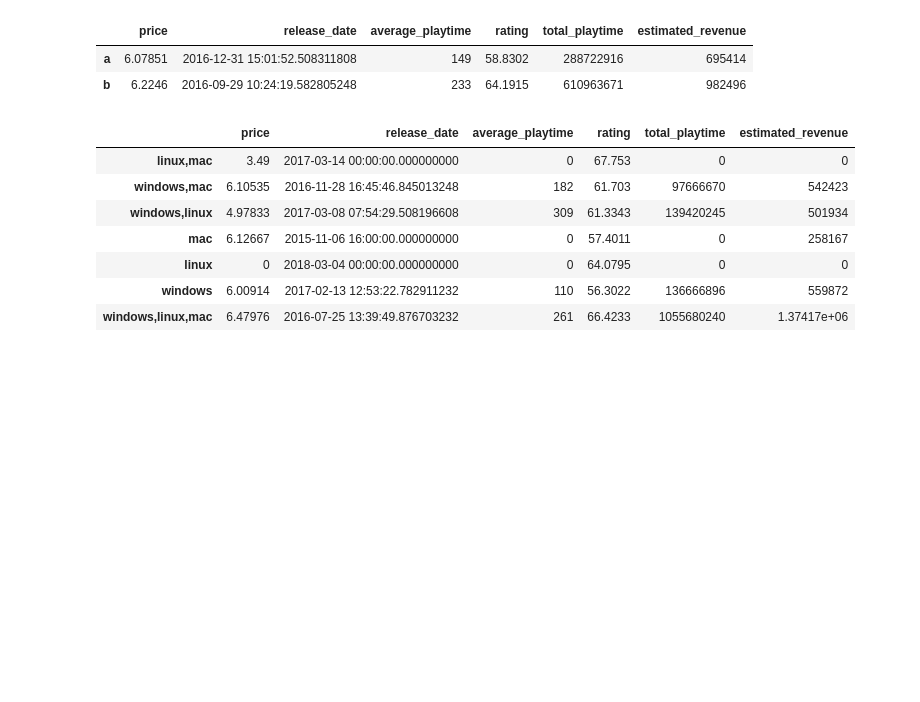
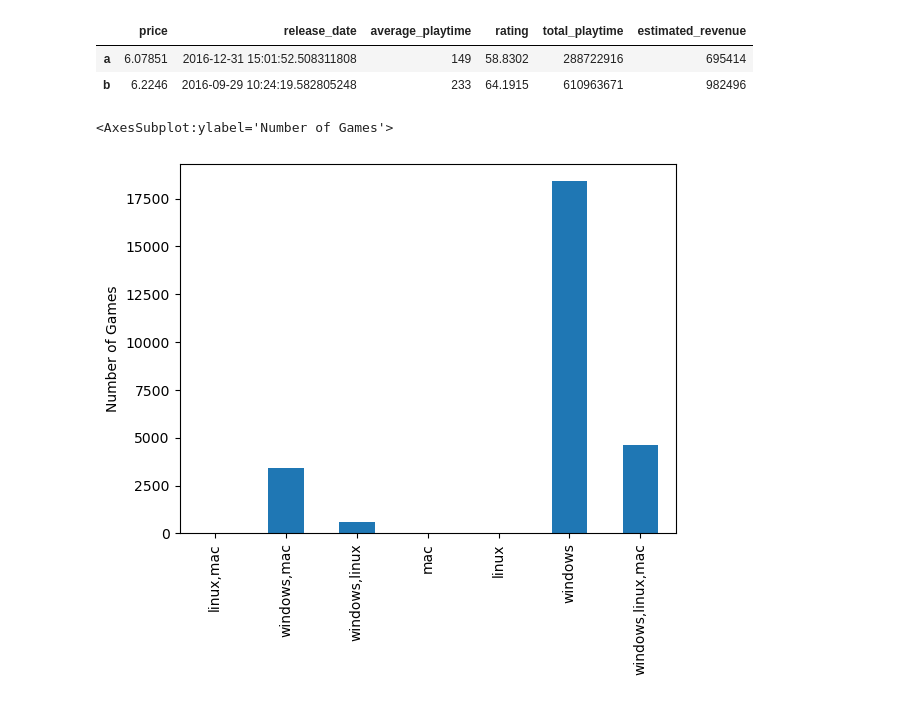
Before and after one commit to Emanum/TU_Visual_Data_Science, a Jupyter notebook: lab2/Steam-Analysis.ipynb, the cells around one changed output. Cells and saved outputs as stored; diff of their text form; code cells hidden in the pictures; blank space fills up the shorter version.

```diff
--- a/lab2/Steam-Analysis.ipynb
+++ b/lab2/Steam-Analysis.ipynb
@@ -739,25 +734,41 @@ pd.concat([windowsResult,linuxMacResult], axis=1,keys=['a','b']).transpose()
 |  | price | release_date | average_playtime | rating | total_playtime | estimated_revenue |
 | a | 6.07851 | 2016-12-31 15:01:52.508311808 | 149 | 58.8302 | 288722916 | 695414 |
 | b | 6.2246 | 2016-09-29 10:24:19.582805248 | 233 | 64.1915 | 610963671 | 982496 |
-# %%
-avgColumns = ['price','release_date','average_playtime','rating','total_playtime','estimated_revenue']
-
-series = []
-names = []
-for combination in getAllCombinations(['windows','linux','mac']):
-    names.insert(len(names)-1,','.join(combination))
-    series.insert(len(series)-1,
-                  multipleFilter(pDF,[
-                      lambda row: equalsFilter(row,'platforms',combination)
-                  ])[avgColumns].mean(numeric_only=False))
-
-pd.concat(series, axis=1,keys=names).transpose()
-# %% [output]
-|  | price | release_date | average_playtime | rating | total_playtime | estimated_revenue |
-| linux,mac | 3.49 | 2017-03-14 00:00:00.000000000 | 0 | 67.753 | 0 | 0 |
-| windows,mac | 6.10535 | 2016-11-28 16:45:46.845013248 | 182 | 61.703 | 97666670 | 542423 |
-| windows,linux | 4.97833 | 2017-03-08 07:54:29.508196608 | 309 | 61.3343 | 139420245 | 501934 |
-| mac | 6.12667 | 2015-11-06 16:00:00.000000000 | 0 | 57.4011 | 0 | 258167 |
-| linux | 0 | 2018-03-04 00:00:00.000000000 | 0 | 64.0795 | 0 | 0 |
-| windows | 6.00914 | 2017-02-13 12:53:22.782911232 | 110 | 56.3022 | 136666896 | 559872 |
-| windows,linux,mac | 6.47976 | 2016-07-25 13:39:49.876703232 | 261 | 66.4233 | 1055680240 | 1.37417e+06 |
+# %%
+def getStatsDataFrame(df,columnname,combinations,filterType,ergType):
+    avgColumns = ['price','release_date','average_playtime','rating','total_playtime','estimated_revenue']
+    series = []
+    names = []
+    for combination in combinations:
+        names.insert(len(names)-1,','.join(combination))
+        if(filterType=='equals'):
+            filterErg = multipleFilter(pDF,[
+                              lambda row: equalsFilter(row,columnname,combination)
+                          ])
+        elif(filterType=='or'):
+            filterErg = multipleFilter(pDF,[
+                              lambda row: orFilter(row,columnname,combination)
+                          ])
+        elif(filterType=='and'):
+            filterErg = multipleFilter(pDF,[
+                              lambda row: andFilter(row,columnname,combination)
+                          ])
+        if(ergType=='mean'):
+            ser = filterErg[avgColumns].mean(numeric_only=False)
+        elif(ergType=='sum'):
+            ser = filterErg[avgColumns].sum(numeric_only=True)
+        elif(ergType=='var'):
+            ser = filterErg[avgColumns].var(numeric_only=False)
+        ser['dataValues'] = filterErg['appid'].count()
+        series.insert(len(series)-1,ser)
+
+    return  pd.concat(series, axis=1,keys=names).transpose()
+
+platformStats = getStatsDataFrame(pDF,'platforms',getAllCombinations(['windows','linux','mac']),'equals','mean')
+# %%
+ax = platformStats['dataValues'].plot(kind='bar', stacked=False)
+ax.set_ylabel("Number of Games")
+ax
+# %% [output]
+<AxesSubplot:ylabel='Number of Games'>
+[figure, added]
```
Also changed, not shown: parts of 4 cells of this notebook.
